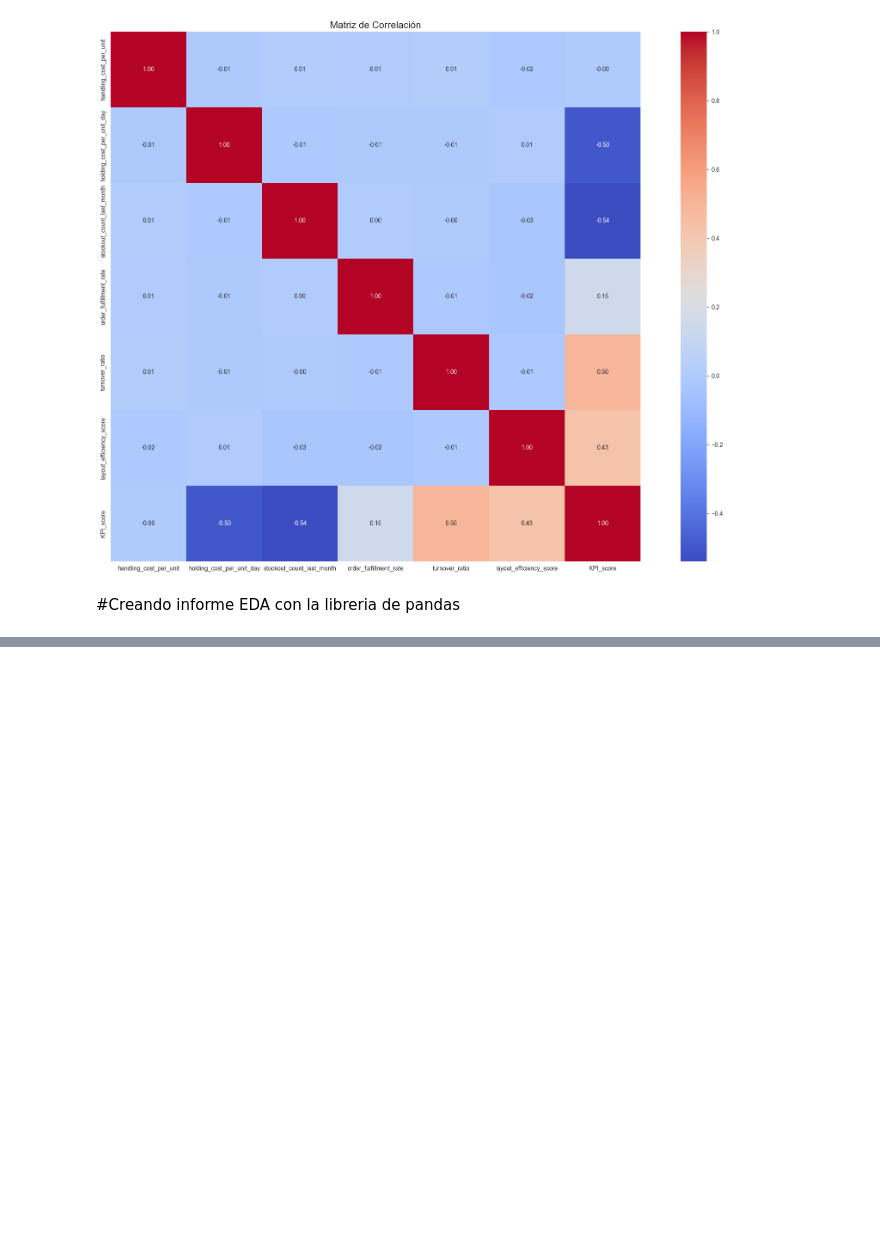
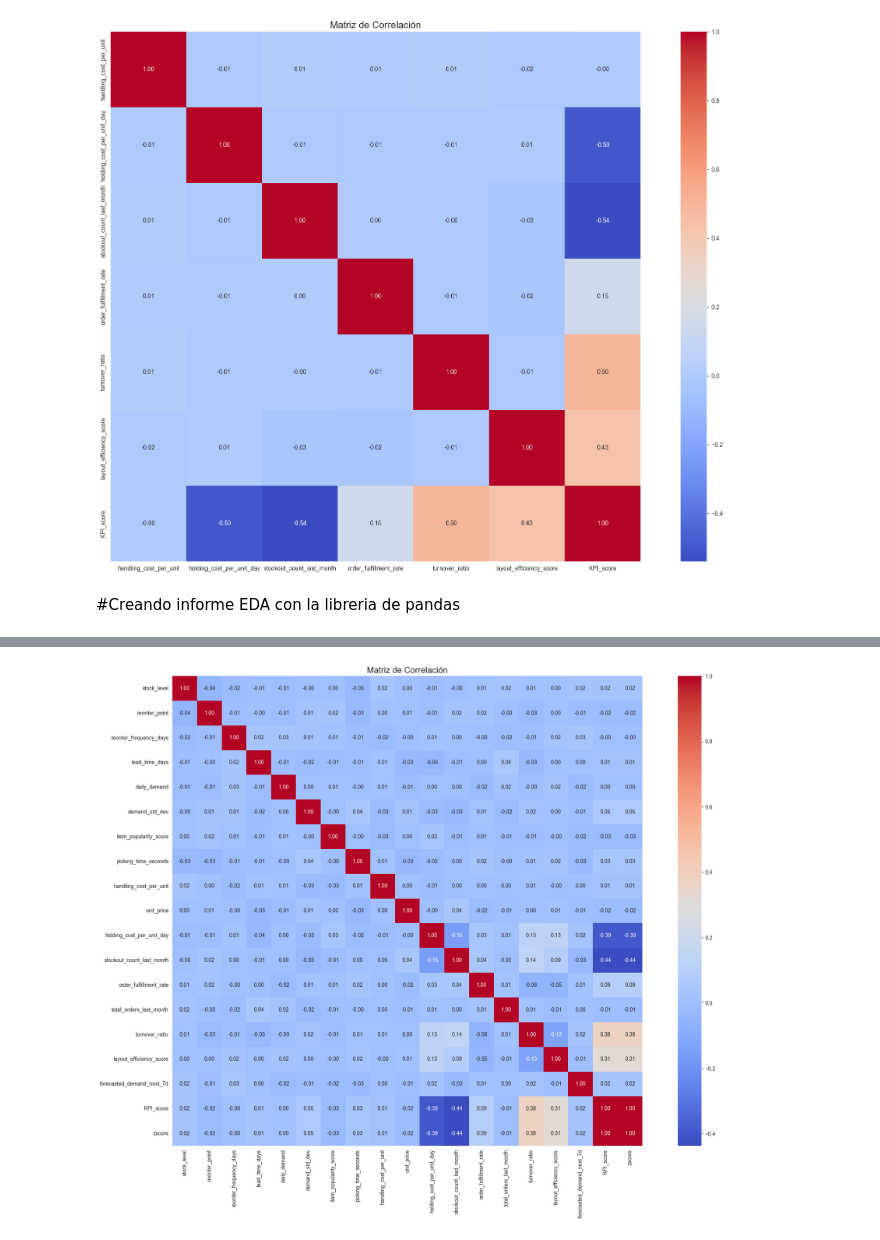
Before and after one commit to Fritz1304/Modelos_Analiticos, a Jupyter notebook: notebook.ipynb, the cells around one changed output, grey strips where cells are left out. Saved outputs shown, nothing was run; the diff lists cells and outputs as text; code cells hidden in the pictures; blank space fills up the shorter version.

```diff
--- a/notebook.ipynb
+++ b/notebook.ipynb
@@ -350,0 +595,10 @@ profile.to_file("informe_EDA.html")
+# %%
+# Limpieza matriz de correlación
+numeric_df = datasetOriginalMatrizTranformada.select_dtypes(include=['float64', 'int64'])
+correlation_matrix = numeric_df.corr()
+pyplot.figure(figsize=(24, 16))
+sb.heatmap(correlation_matrix, annot=True, fmt='.2f', cmap='coolwarm', square=True)
+pyplot.title('Matriz de Correlación', fontsize=16)
+pyplot.show()
+# %% [output]
+[figure, added]
```
Also changed, not shown: parts of 18 cells of this notebook, 2 other files.
